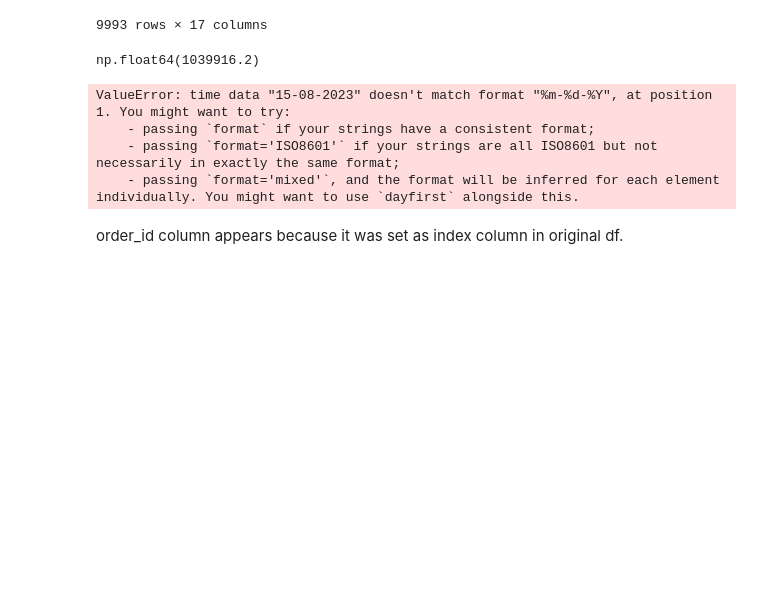
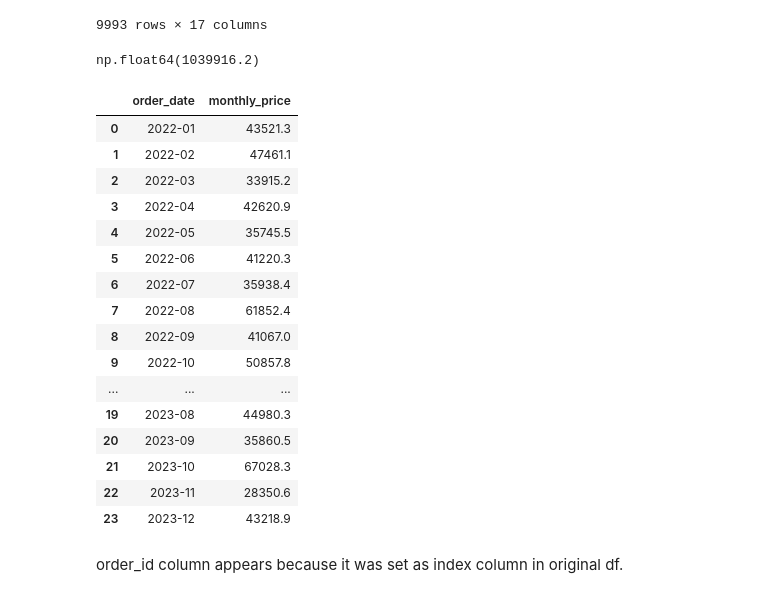
Before and after one commit to Princia3/SalesScope, a Jupyter notebook: notebook/preprocess.ipynb, the cells around one changed output. Saved outputs shown, nothing was run; the diff lists cells and outputs as text; code cells hidden in the pictures; blank space fills up the shorter version.

```diff
--- a/notebook/preprocess.ipynb
+++ b/notebook/preprocess.ipynb
@@ -163,14 +163,27 @@ df['profit'].sum()
 # %% [output]
 np.float64(1039916.2)
 # %%
-df['order_date'] = pd.to_datetime(df['order_date'])
+df['order_date'] = pd.to_datetime(df['order_date'], dayfirst=True)
 monthly_profit=df.groupby(df['order_date'].dt.to_period('M'))['profit'].sum().reset_index(name='monthly_price')
 monthly_profit
 # %% [output]
-ValueError: time data "15-08-2023" doesn't match format "%m-%d-%Y", at position 1. You might want to try:
-    - passing `format` if your strings have a consistent format;
-    - passing `format='ISO8601'` if your strings are all ISO8601 but not necessarily in exactly the same format;
-    - passing `format='mixed'`, and the format will be inferred for each element individually. You might want to use `dayfirst` alongside this.
+|  | order_date | monthly_price |
+| 0 | 2022-01 | 43521.3 |
+| 1 | 2022-02 | 47461.1 |
+| 2 | 2022-03 | 33915.2 |
+| 3 | 2022-04 | 42620.9 |
+| 4 | 2022-05 | 35745.5 |
+| 5 | 2022-06 | 41220.3 |
+| 6 | 2022-07 | 35938.4 |
+| 7 | 2022-08 | 61852.4 |
+| 8 | 2022-09 | 41067.0 |
+| 9 | 2022-10 | 50857.8 |
+| ... | ... | ... |
+| 19 | 2023-08 | 44980.3 |
+| 20 | 2023-09 | 35860.5 |
+| 21 | 2023-10 | 67028.3 |
+| 22 | 2023-11 | 28350.6 |
+| 23 | 2023-12 | 43218.9 |
 # %%
 monthly_profit.to_csv('../dataset/monthly_profit.csv')
 # %%
```
